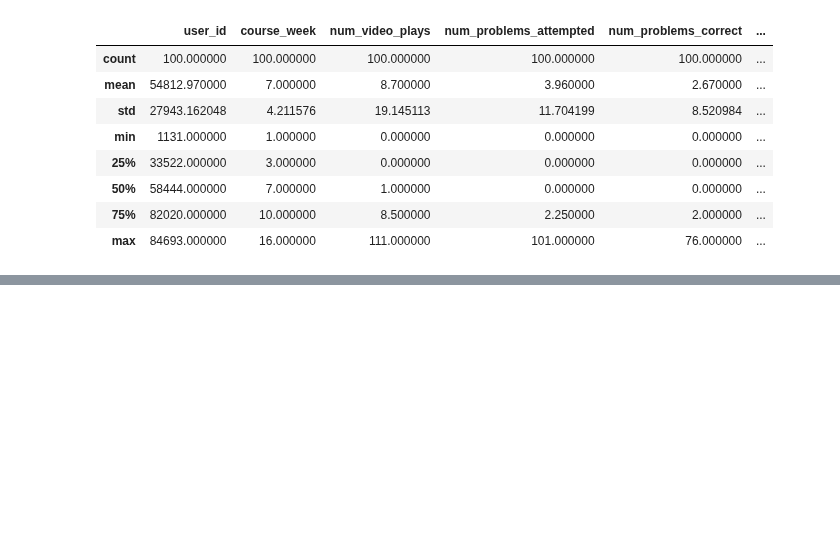
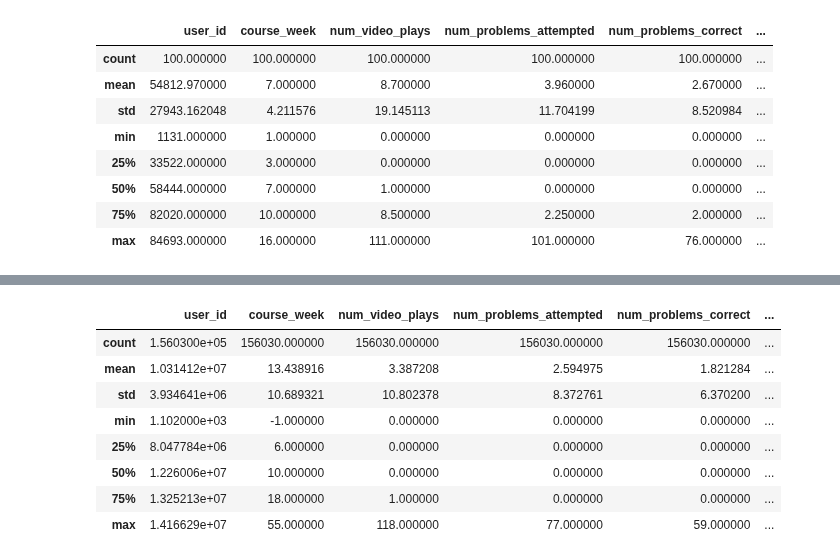
Before and after one commit to kabirkhan/edx_learner_attrition, a Jupyter notebook: workbook.ipynb, the cells around one changed output, grey strips where cells are left out. Saved outputs shown, nothing was run; the diff lists cells and outputs as text; code cells hidden in the pictures; blank space fills up the shorter version.

```diff
--- a/workbook.ipynb
+++ b/workbook.ipynb
@@ -597,0 +675,18 @@ plt.show()
+# %%
+data = data.iloc[data.loc[data.apply(lambda x: np.abs(x - x.mean()) / x.std() < 5).all(axis=1), [
+    'num_video_plays', 'num_problems_attempted',
+    'num_problems_correct', 'num_subsections_viewed', 'num_forum_posts',
+    'num_forum_votes', 'avg_forum_sentiment'
+]].index]
+# %%
+data.describe()
+# %% [output]
+|  | user_id | course_week | num_video_plays | num_problems_attempted | num_problems_correct | ... |
+| count | 1.560300e+05 | 156030.000000 | 156030.000000 | 156030.000000 | 156030.000000 | ... |
+| mean | 1.031412e+07 | 13.438916 | 3.387208 | 2.594975 | 1.821284 | ... |
+| std | 3.934641e+06 | 10.689321 | 10.802378 | 8.372761 | 6.370200 | ... |
+| min | 1.102000e+03 | -1.000000 | 0.000000 | 0.000000 | 0.000000 | ... |
+| 25% | 8.047784e+06 | 6.000000 | 0.000000 | 0.000000 | 0.000000 | ... |
+| 50% | 1.226006e+07 | 10.000000 | 0.000000 | 0.000000 | 0.000000 | ... |
+| 75% | 1.325213e+07 | 18.000000 | 1.000000 | 0.000000 | 0.000000 | ... |
+| max | 1.416629e+07 | 55.000000 | 118.000000 | 77.000000 | 59.000000 | ... |
```
Also changed, not shown: parts of 28 cells of this notebook, 14 other files.
